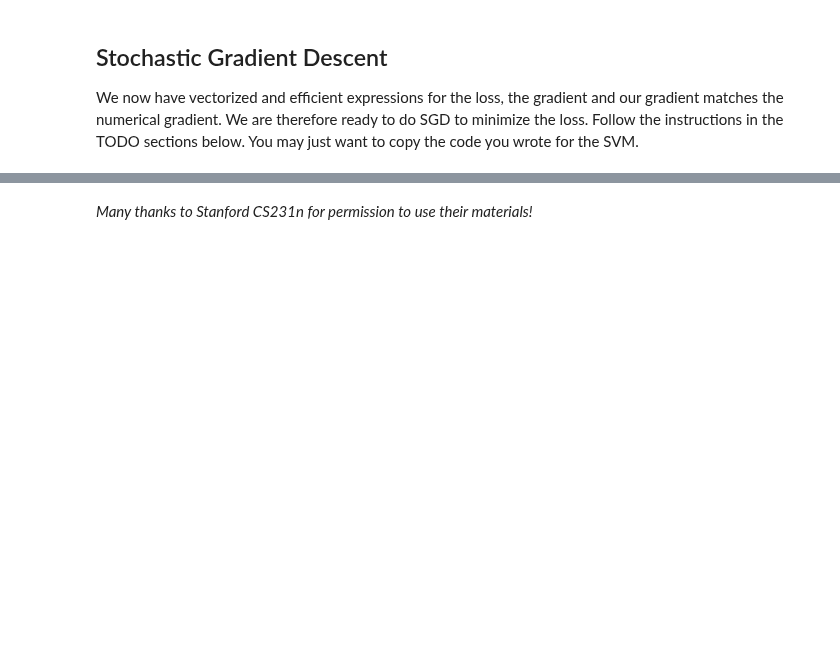
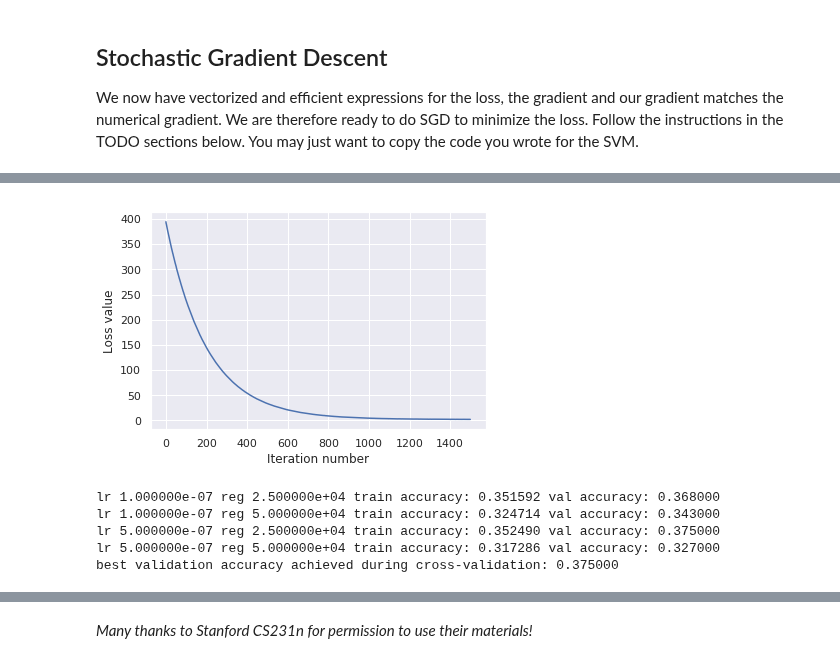
Before and after one commit to TSunny007/CS231n, a Jupyter notebook: 2019/HW1/homework1_softmax.ipynb, the cells around one changed output, grey strips where cells are left out. Saved outputs shown, nothing was run; the diff lists cells and outputs as text; code cells hidden in the pictures; blank space fills up the shorter version.

```diff
--- a/2019/HW1/homework1_softmax.ipynb
+++ b/2019/HW1/homework1_softmax.ipynb
@@ -205,6 +257,12 @@ Next we define the vectorized (i.e. no loops) version of the Softmax loss functi
 def softmax_loss_vectorized(W, X, y, reg):
     """
     Softmax loss function, vectorized version.
+    Inputs:
+      - W: A numpy array of shape (D, C) containing weights.
+      - X: A numpy array of shape (N, D) containing a minibatch of data.
+      - y: A numpy array of shape (N,) containing training labels; y[i] = c means
+          that X[i] has label c, where 0 <= c < C.
+      - reg: (float) regularization strength
 
     Inputs and outputs are the same as softmax_loss_naive.
     """
@@ -213,14 +271,24 @@ def softmax_loss_vectorized(W, X, y, reg):
     dW = np.zeros_like(W)
 
     #############################################################################
-    # TODO: Compute the softmax loss and its gradient using no explicit loops.    #
-    # Store the loss in loss and the gradient in dW. If you are not careful         #
-    # here, it is easy to run into numeric instability. Don't forget the                #
-    # regularization!                                                                                                                     #
+    # TODO: Compute the softmax loss and its gradient using no explicit loops.  #
+    # Store the loss in loss and the gradient in dW. If you are not careful     #
+    # here, it is easy to run into numeric instability. Don't forget the        #
+    # regularization!                                                           #
     #############################################################################
-    pass
+    N = X.shape[0]
+    C = W.shape[1]
+
+    scores = X.dot(W)
+    scores_shifted = scores - np.max(scores, axis=1)[:, np.newaxis]
+    scores_shifted = np.exp(scores_shifted)
+    scores_shifted = scores_shifted/np.sum(scores_shifted, axis=1)[:, np.newaxis] # (N, C)
+    loss = np.mean(-np.log(scores_shifted[np.arange(N), y])) + 0.5 * reg * np.sum( W * W )
+
+    scores_shifted[np.arange(N), y] -= 1
+    dW = X.T.dot(scores_shifted)/N + reg * W
     #############################################################################
-    #                                                    END OF YOUR CODE                                                                 #
+    #                                                    END OF YOUR CODE       #
     #############################################################################
 
     return loss, dW
@@ -361,3 +436,9 @@ class Softmax(object):
         - gradient with respect to self.W; an array of the same shape as W
         """
         return softmax_loss_vectorized(self.W, X_batch, y_batch, reg)
+# %%
+softmax = Softmax()
+tic = time.time()
+loss_hist = softmax.train(X_train, y_train, learning_rate=1e-7, reg=2.5e4, num_iters=1500, verbose=True)
+toc = time.time()
+print('That took %fs' % (toc - tic))
@@ -364,4 +462,14 @@ class Softmax(object):
+# %%
+# A useful debugging strategy is to plot the loss as a function of
+# iteration number:
+plt.plot(loss_hist)
+plt.xlabel('Iteration number')
+plt.ylabel('Loss value')
+plt.show()
+# %% [output]
+[figure, added]
 # %%
+from itertools import product
 # Use the validation set to tune hyperparameters (regularization strength and
 # learning rate). You should experiment with different ranges for the learning
 # rates and regularization strengths; if you are careful you should be able to
@@ -378,7 +486,16 @@ regularization_strengths = [2.5e4, 5e4]
 # This should be identical to the validation that you did for the SVM; save    #
 # the best trained softmax classifer in best_softmax.                          #
 ################################################################################
-pass
+for l_rate, reg_strength in product(learning_rates, regularization_strengths):
+    softmax = Softmax()
+    loss_hist = softmax.train(X_train, y_train, learning_rate=l_rate, reg=reg_strength, num_iters=1500)
+    train_accuracy = np.mean(y_train == softmax.predict(X_train))
+    val_accuracy = np.mean(y_val == softmax.predict(X_val))
+
+    results[(l_rate,reg_strength)] = (train_accuracy, val_accuracy)
+    if val_accuracy > best_val:
+        best_val = val_accuracy
+        best_softmax = softmax
 ################################################################################
 #                              END OF YOUR CODE                                #
 ################################################################################
@@ -390,6 +507,12 @@ for lr, reg in sorted(results):
                 lr, reg, train_accuracy, val_accuracy))
 
 print('best validation accuracy achieved during cross-validation: %f' % best_val)
+# %% [output]
+lr 1.000000e-07 reg 2.500000e+04 train accuracy: 0.351592 val accuracy: 0.368000
+lr 1.000000e-07 reg 5.000000e+04 train accuracy: 0.324714 val accuracy: 0.343000
+lr 5.000000e-07 reg 2.500000e+04 train accuracy: 0.352490 val accuracy: 0.375000
+lr 5.000000e-07 reg 5.000000e+04 train accuracy: 0.317286 val accuracy: 0.327000
+best validation accuracy achieved during cross-validation: 0.375000
 # %%
 # evaluate on test set
 # Evaluate the best softmax on test set
```
Also changed, not shown: parts of 10 cells of this notebook.
